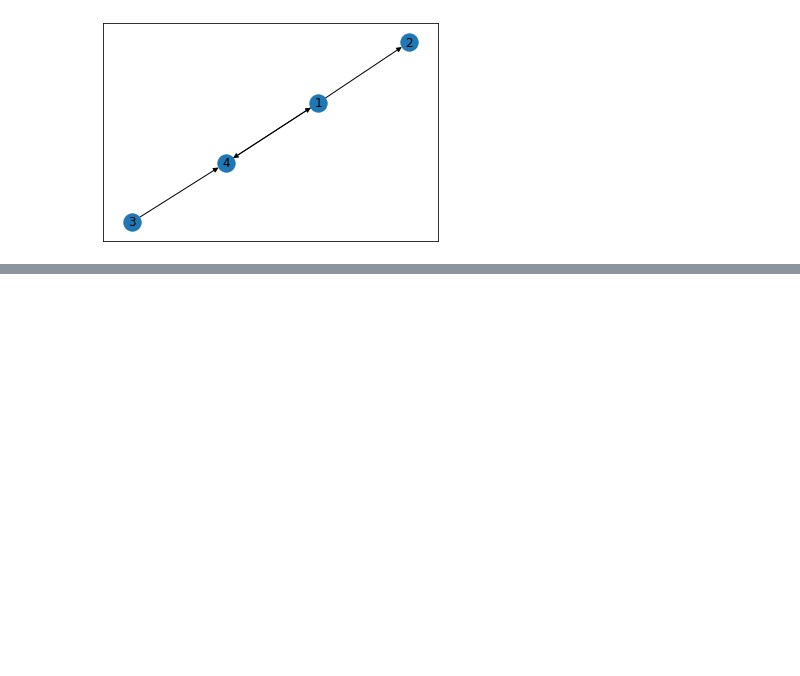
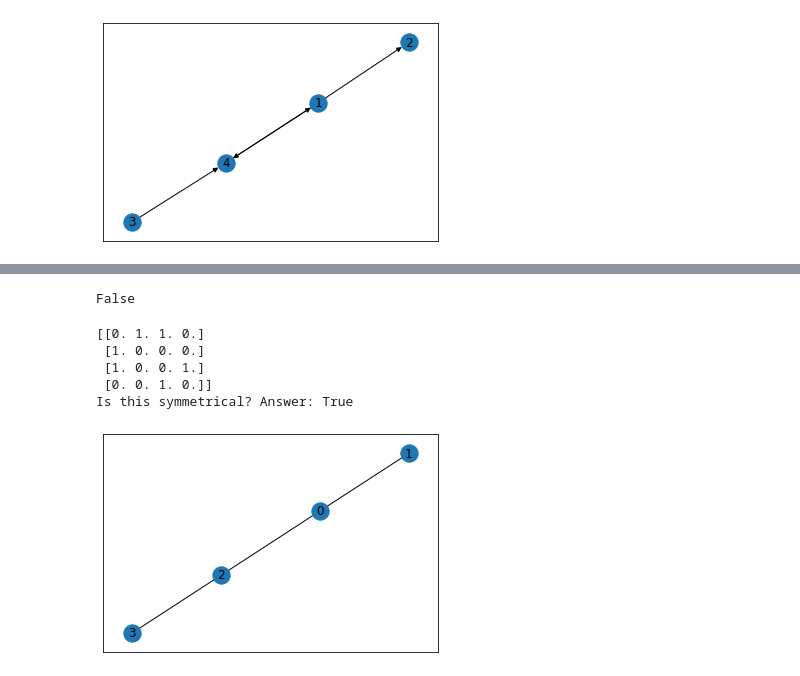
Before and after one commit to JustusMzB/networkanalysis, a Jupyter notebook: Exercise1.ipynb, the cells around one changed output, grey strips where cells are left out. Saved outputs shown, nothing was run; the diff lists cells and outputs as text; code cells hidden in the pictures; blank space fills up the shorter version.

```diff
--- a/Exercise1.ipynb
+++ b/Exercise1.ipynb
@@ -106,0 +108,30 @@ This looks like it checks out.
+# %%
+def is_symmetrical(matrix):
+    reject_if_not_ajmatrix(matrix)
+    for i in range(matrix.shape[0]):
+        for j in range(0, i+1):
+            if not matrix[i, j] == matrix[j, i]:
+                return False
+    return True
+# Try it out with our directed asymmetrical graph
+is_symmetrical(adjacency_matrix)
+# %% [output]
+False
+# %%
+# Now we create a directed graph and it's matrix
+graph = nx.Graph()
+graph.add_edge(0, 1)
+graph.add_edge(0, 2)
+graph.add_edge(2, 3)
+
+symm_matrix = nx.to_numpy_matrix(graph)
+print(symm_matrix)
+print(f"Is this symmetrical? Answer: {is_symmetrical(symm_matrix)}")
+nx.draw_networkx(graph)
+# %% [output]
+[[0. 1. 1. 0.]
+ [1. 0. 0. 0.]
+ [1. 0. 0. 1.]
+ [0. 0. 1. 0.]]
+Is this symmetrical? Answer: True
+[figure, added]
```
Also changed, not shown: parts of 8 cells of this notebook.
